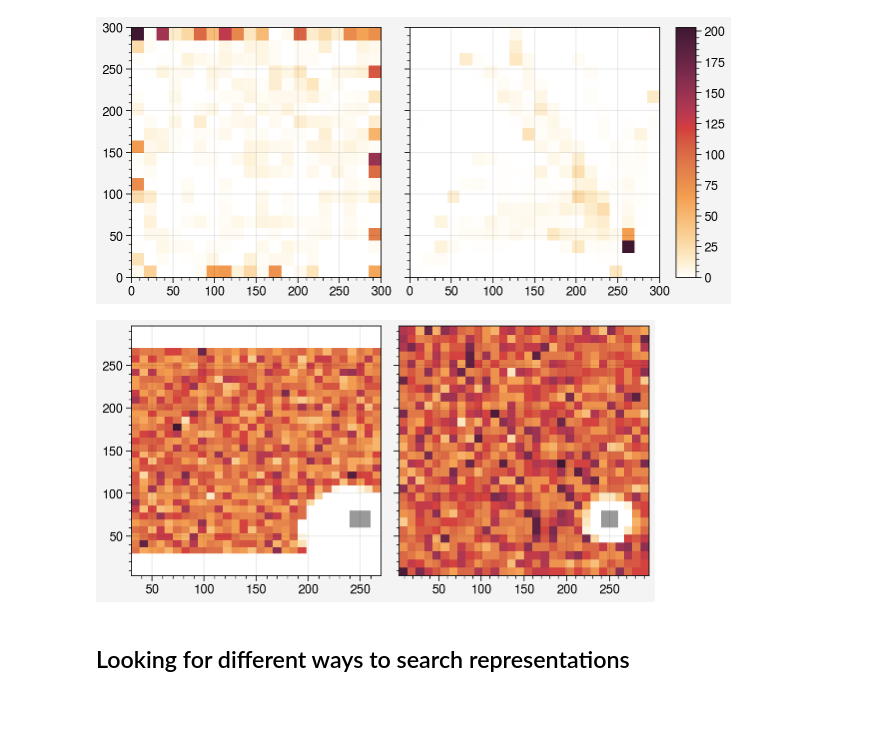
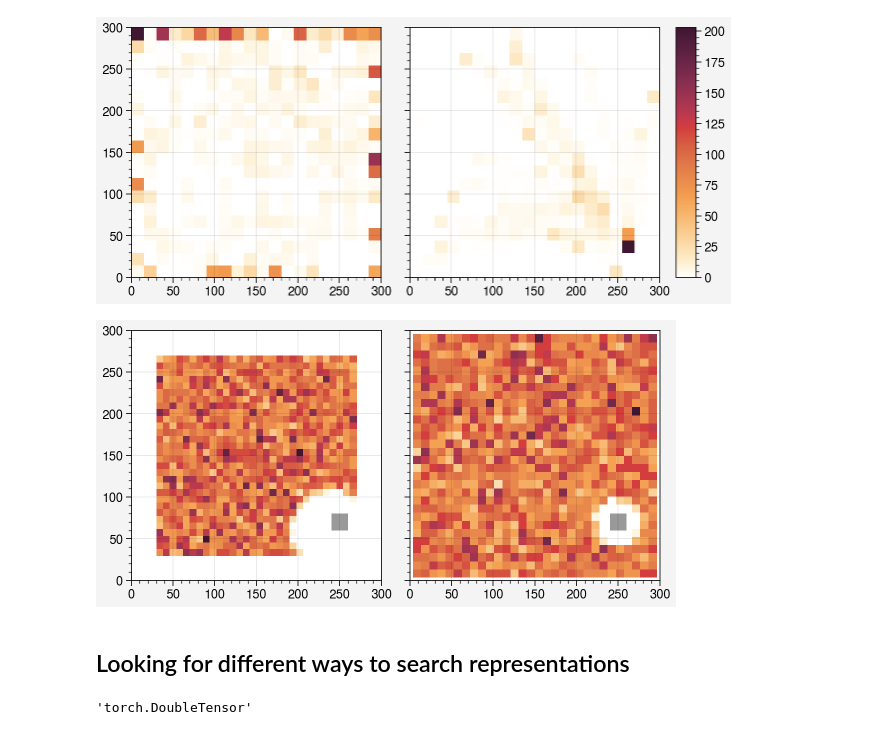
Before and after one commit to liuandrew/training-rl-algo, a Jupyter notebook: write_and_test/representation_analysis.ipynb, the cells around one changed output. Drawn from its saved outputs; the diff is of its cells as text; code cells hidden in the pictures; blank space fills up the shorter version.

```diff
--- a/write_and_test/representation_analysis.ipynb
+++ b/write_and_test/representation_analysis.ipynb
@@ -1551,29 +1551,29 @@ model, obs_rms, kwargs = load_model_and_env(model_name, 0)
 envs = quick_vec_env(obs_rms, kwargs)
 # %%
 env = gym.make('NavEnv-v0', **kwargs)
-
+fig, ax = pplt.subplots(ncols=2, share=True)
 pos = []
 for i in range(10000):
     env.reset()
     pos.append(env.character.pos)
 
 x = np.vstack(pos).T
-fig, ax = pplt.subplots(ncols=2)
 a = ax[0].hist2d(x[0], x[1], bins=30)
 env.boxes[-1].draw(ax=ax[0])
 
 
 kwargs2 = kwargs.copy()
 kwargs2['character_reset_pos'] = 1
 env = gym.make('NavEnv-v0', **kwargs2)
 
 pos = []
 for i in range(10000):
     env.reset()
     pos.append(env.character.pos)
 
 x = np.vstack(pos).T
 a = ax[1].hist2d(x[0], x[1], bins=30)
 env.boxes[-1].draw(ax=ax[1])
+ax.format(xlim=[0, 300], ylim=[0, 300])
 # %% [output]
-[figure, old version]
+[figure, new version]
@@ -1581,0 +1593,4 @@ env.boxes[-1].draw(ax=ax[1])
+# %%
+obs.type()
+# %% [output]
+'torch.DoubleTensor'
```
Also changed, not shown: parts of 5 cells of this notebook, 3 other files.
